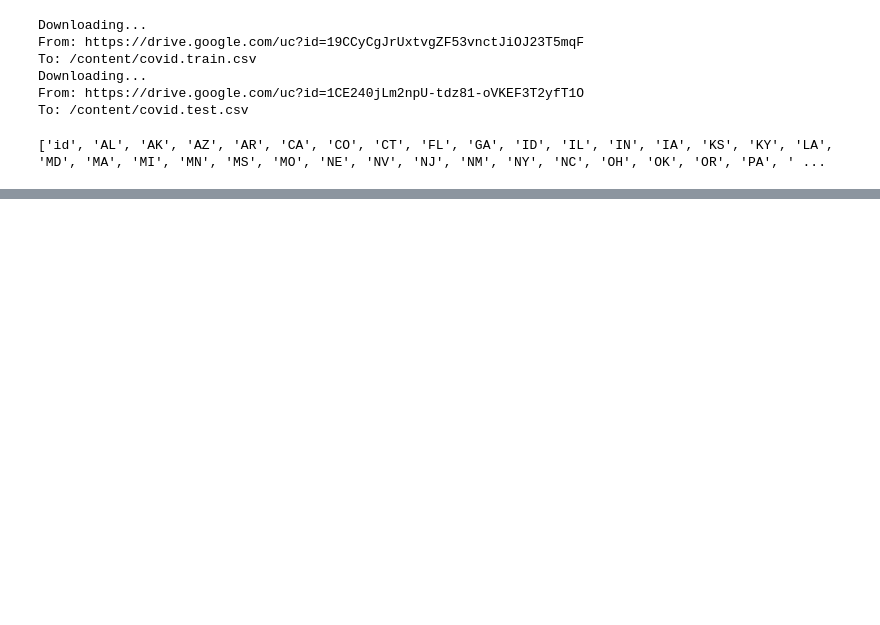
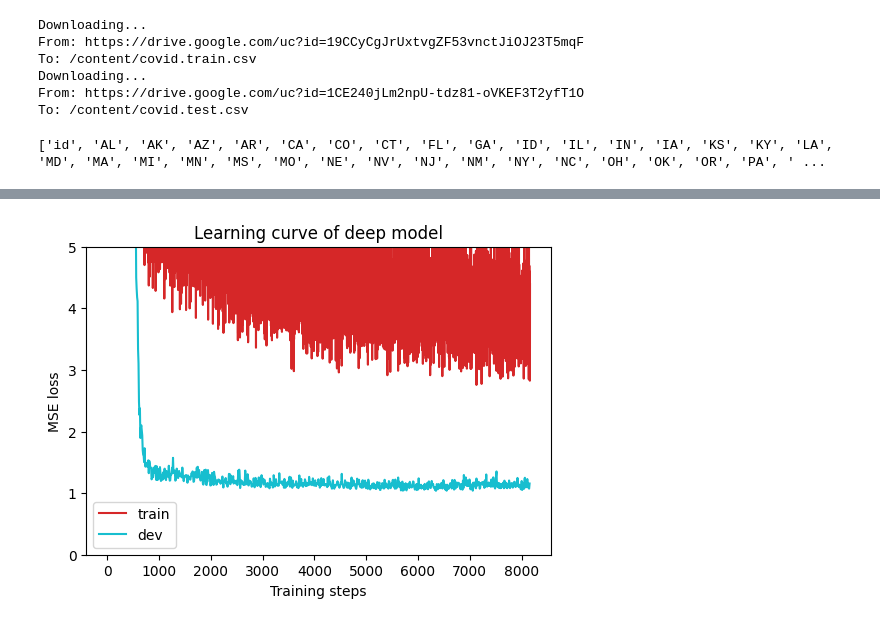
Before and after one commit to cleverice007/ML2021-Spring, a Jupyter notebook: deeplearning_hw1.ipynb, the cells around one changed output, grey strips where cells are left out. Drawn from its saved outputs; the diff is of its cells as text; code cells hidden in the pictures; blank space fills up the shorter version.

```diff
--- a/deeplearning_hw1.ipynb
+++ b/deeplearning_hw1.ipynb
@@ -208,0 +288,36 @@ class NeuralNet(nn.Module):
+# %%
+device = get_device()                 # get the current available device ('cpu' or 'cuda')
+os.makedirs('models', exist_ok=True)  # The trained model will be saved to ./models/
+target_only = True                   # TODO: Using 40 states & 2 tested_positive features
+
+seed = 459
+np.random.seed(seed)
+delta = np.random.normal(loc=0,scale = 0.000001)
+
+# TODO: How to tune these hyper-parameters to improve your model's performance?
+config = {
+    'n_epochs': 3000,                # maximum number of epochs
+    'batch_size': 128,               # mini-batch size for dataloader
+    'optimizer': 'Adam',             # optimization algorithm (optimizer in torch.optim)
+    'optim_hparas': {                # hyper-parameters for the optimizer (depends on which optimizer you are using)
+        'lr': 0.001,                 # learning rate of Adam
+    },
+    'l1_lambda':1e-6,        # L1 regularization
+    'l2_lambda': 1e-4,
+    'early_stop': 200,               # early stopping epochs (the number epochs since your model's last improvement)
+    'save_path': 'models/model.pth'  # your model will be saved here
+}
+
+
+myseed = 42069  # set a random seed for reproducibility
+torch.backends.cudnn.deterministic = True
+torch.backends.cudnn.benchmark = False
+np.random.seed(myseed)
+torch.manual_seed(myseed)
+if torch.cuda.is_available():
+    torch.cuda.manual_seed_all(myseed)
+# %%
+
+tr_set = prep_dataloader(tr_path, 'train', config['batch_size'], target_only=target_only)
+dv_set = prep_dataloader(tr_path, 'dev', config['batch_size'], target_only=target_only)
+tt_set = prep_dataloader(tt_path, 'test', config['batch_size'], target_only=target_only)
@@ -208,0 +328,4 @@ class NeuralNet(nn.Module):
+# %%
+model = NeuralNet(tr_set.dataset.dim).to(device)  # Construct model and move to device
+# %%
+model_loss, model_loss_record = train(tr_set, dv_set, model, config, device)
@@ -208,0 +350,4 @@ class NeuralNet(nn.Module):
+# %%
+plot_learning_curve(model_loss_record, title='deep model')
+# %% [output]
+[figure, added]
```
Also changed, not shown: parts of 8 cells of this notebook.
